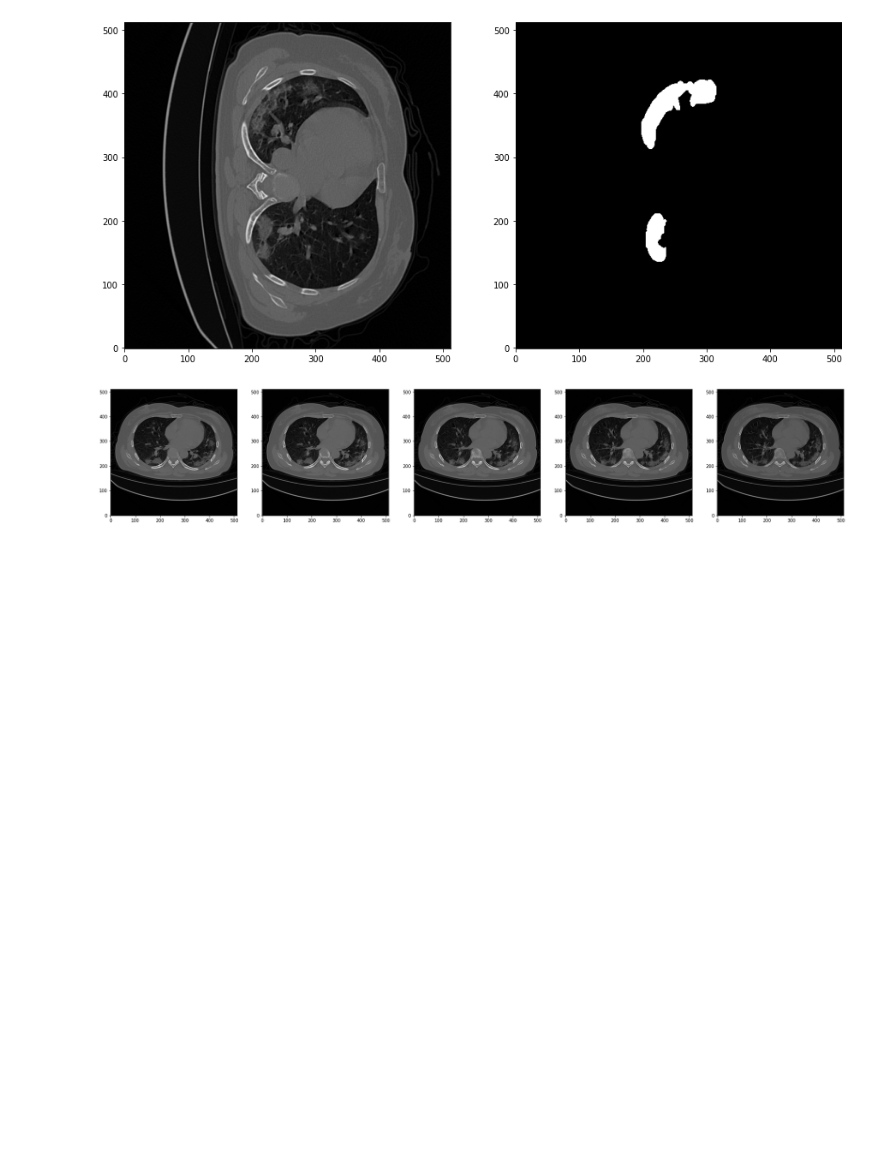
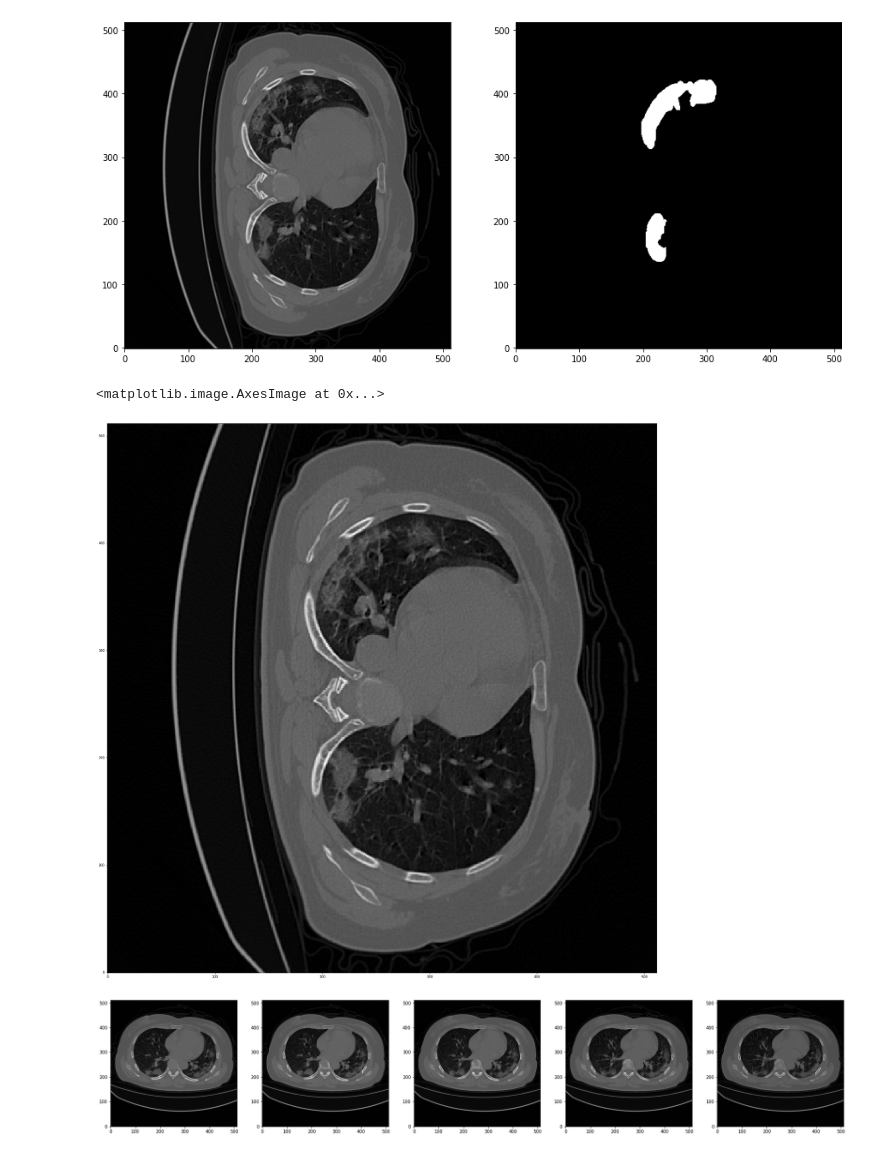
Before and after one commit to theaicodes/medical-files-processing, a Jupyter notebook: Medical_file_processing.ipynb, the cells around one changed output. Drawn from its saved outputs; the diff is of its cells as text; code cells hidden in the pictures; blank space fills up the shorter version.

```diff
--- a/Medical_file_processing.ipynb
+++ b/Medical_file_processing.ipynb
@@ -83,6 +84,12 @@ axes[1].imshow(mask_data[:,:,150], cmap="gray", origin="lower")
 # %% [output]
 <matplotlib.image.AxesImage at 0x...>
 [figure]
+# %%
+fig, axes = plt.subplots(1, 1, figsize=(35, 30))
+axes.imshow(image_data[:,:,150], cmap="gray", origin="lower")
+# %% [output]
+<matplotlib.image.AxesImage at 0x...>
+[figure, added]
 # %%
 def show_slices(slices):
    """ Function to display row of image slices """
```
Also changed, not shown: parts of 4 cells of this notebook.
